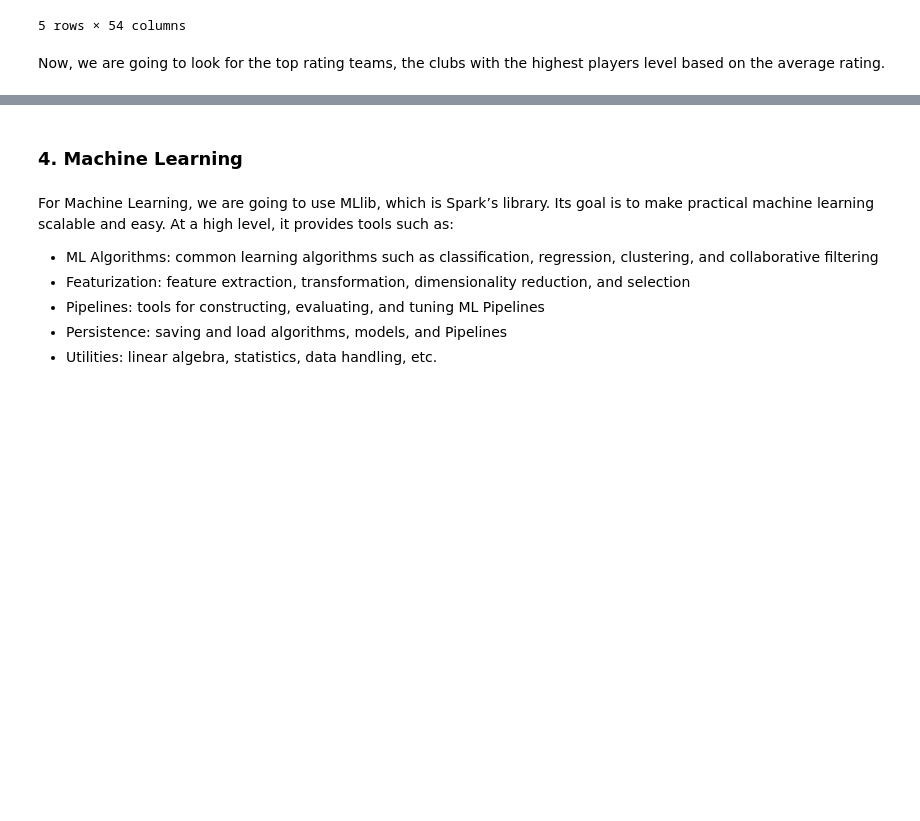
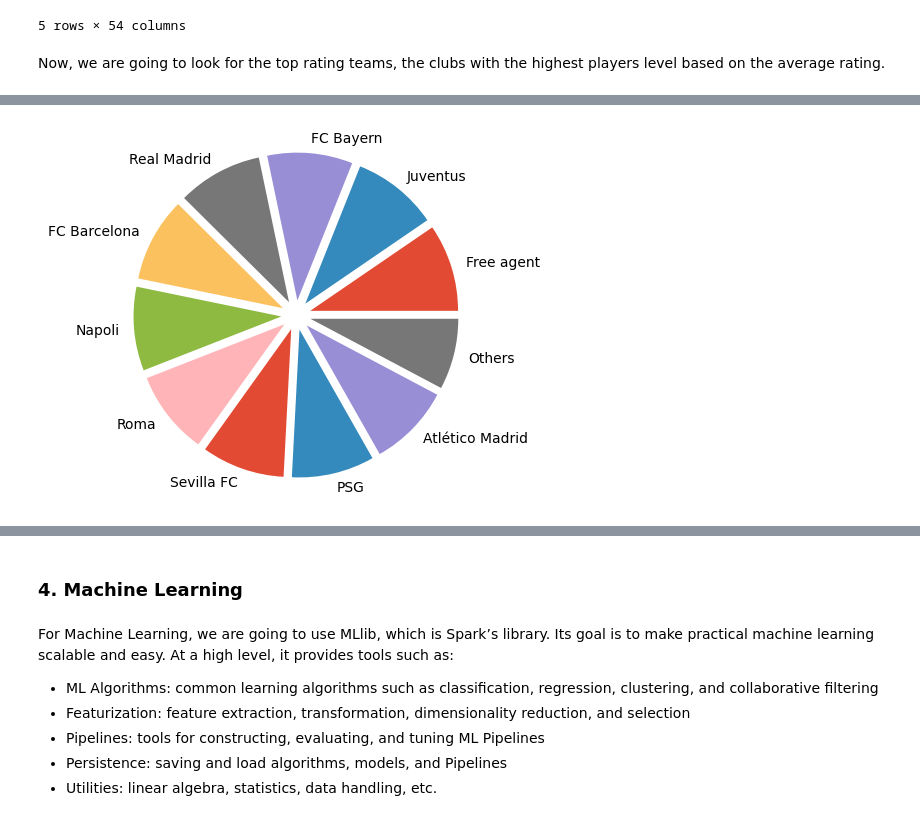
Before and after one commit to josefernandezest98/training, a Jupyter notebook: PySpark_Training/pyspark_training_notebook.ipynb, the cells around one changed output, grey strips where cells are left out. Cells and saved outputs as stored; diff of their text form; code cells hidden in the pictures; blank space fills up the shorter version.

```diff
--- a/PySpark_Training/pyspark_training_notebook.ipynb
+++ b/PySpark_Training/pyspark_training_notebook.ipynb
@@ -447,0 +411,8 @@ NameError: ignored
+# %%
+explode = (0.1, 0.1, 0.1, 0.1, 0.1, 0.1, 0.1, 0.1, 0.1, 0.1, 0.1)
+plt.pie(x=top_avg_teams['avg(Rating)'][:10].tolist()+others,
+        labels=top_avg_teams['Club'][:10].tolist()+['Others'],
+        explode=explode)
+plt.show()
+# %% [output]
+[figure, added]
```
Also changed, not shown: parts of 10 cells of this notebook.
